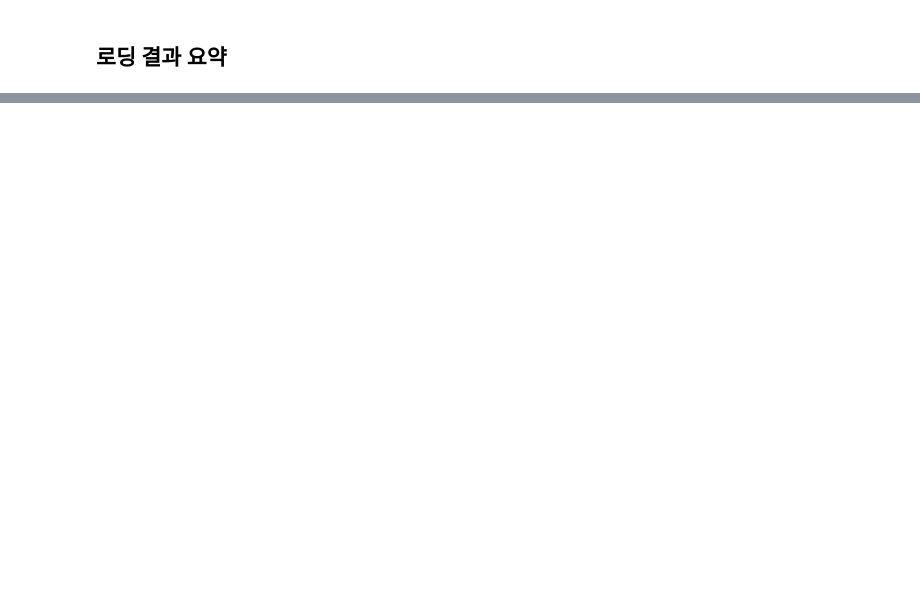
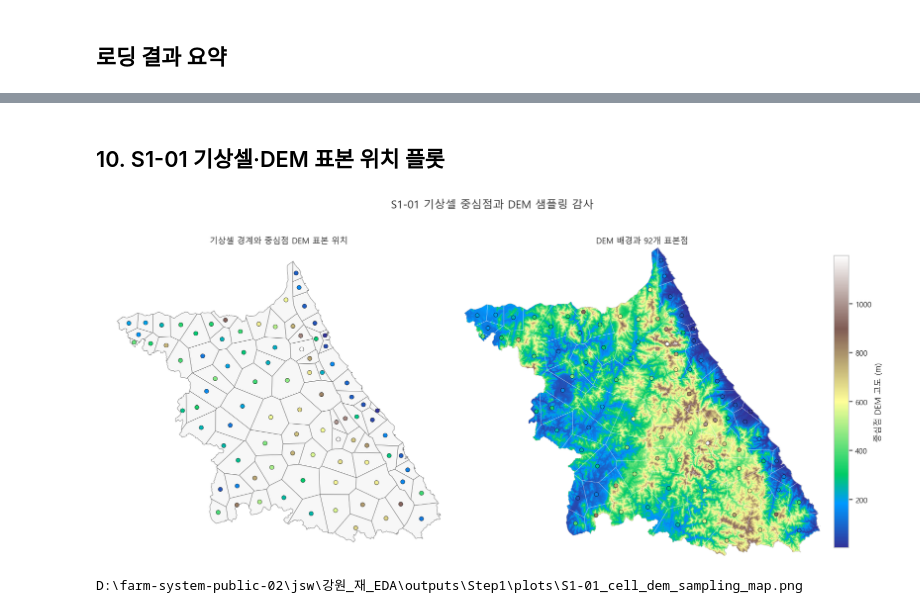
Before and after one commit to Max-JI64/farm-system-public-02, a Jupyter notebook: jsw/강원_재_EDA/Step1_강원도_기후지형및캐나다지수_기본분석.ipynb, the cells around one changed output, grey strips where cells are left out. Drawn from its saved outputs; the diff is of its cells as text; code cells hidden in the pictures; blank space fills up the shorter version.

```diff
--- a/jsw/강원_재_EDA/Step1_강원도_기후지형및캐나다지수_기본분석.ipynb
+++ b/jsw/강원_재_EDA/Step1_강원도_기후지형및캐나다지수_기본분석.ipynb
@@ -108,0 +165,10 @@ display(frame_inventory(loaded_frames))
+# %%
+OUTPUT_ROOT = MODULE_DIR / "outputs/Step1"
+TABLE_DIR = OUTPUT_ROOT / "tables"
+PLOT_DIR = OUTPUT_ROOT / "plots"
+TABLE_DIR.mkdir(parents=True, exist_ok=True)
+PLOT_DIR.mkdir(parents=True, exist_ok=True)
+
+source_audit.to_csv(TABLE_DIR / "S1-01_source_audit.csv", index=False, encoding="utf-8-sig")
+print("TABLE_DIR:", TABLE_DIR)
+print("PLOT_DIR:", PLOT_DIR)
@@ -108,0 +406,60 @@ display(frame_inventory(loaded_frames))
+# %% [markdown]
+## 10. S1-01 기상셀·DEM 표본 위치 플롯
+# %%
+grid_dem = weather_grid.to_crs(dem_crs)
+elevation_min = cell_points_dem["DEM_고도_m"].min()
+elevation_max = cell_points_dem["DEM_고도_m"].max()
+elevation_norm = Normalize(elevation_min, elevation_max)
+elevation_cmap = plt.get_cmap("terrain")
+
+with rasterio.open(DATA_PATHS["dem"]) as dem:
+    dem_image = dem.read(1, masked=True)
+    dem_extent = [dem.bounds.left, dem.bounds.right, dem.bounds.bottom, dem.bounds.top]
+
+fig, axes = plt.subplots(1, 2, figsize=(16, 8), constrained_layout=True)
+grid_dem.plot(ax=axes[0], facecolor="#f7f7f7", edgecolor="#666666", linewidth=0.55)
+axes[0].scatter(
+    cell_points_dem.geometry.x,
+    cell_points_dem.geometry.y,
+    c=cell_points_dem["DEM_고도_m"],
+    cmap=elevation_cmap,
+    norm=elevation_norm,
+    s=38,
+    edgecolor="black",
+    linewidth=0.45,
+    zorder=3,
+)
+axes[0].set_title("기상셀 경계와 중심점 DEM 표본 위치")
+axes[0].set_axis_off()
+
+axes[1].imshow(dem_image, cmap="terrain", extent=dem_extent, origin="upper")
+grid_dem.boundary.plot(ax=axes[1], color="white", linewidth=0.35, alpha=0.65)
+axes[1].scatter(
+    cell_points_dem.geometry.x,
+    cell_points_dem.geometry.y,
+    c=cell_points_dem["DEM_고도_m"],
+    cmap=elevation_cmap,
+    norm=elevation_norm,
+    s=34,
+    edgecolor="black",
+    linewidth=0.45,
+    zorder=3,
+)
+axes[1].set_title("DEM 배경과 92개 표본점")
+axes[1].set_axis_off()
+
+colorbar = fig.colorbar(
+    plt.cm.ScalarMappable(norm=elevation_norm, cmap=elevation_cmap),
+    ax=axes,
+    shrink=0.78,
+    pad=0.02,
+)
+colorbar.set_label("중심점 DEM 고도 (m)")
+fig.suptitle("S1-01 기상셀 중심점과 DEM 샘플링 감사", fontsize=16)
+map_path = PLOT_DIR / "S1-01_cell_dem_sampling_map.png"
+fig.savefig(map_path, dpi=180, bbox_inches="tight")
+plt.show()
+print(map_path)
+# %% [output]
+[figure, added]
+D:\farm-system-public-02\jsw\강원_재_EDA\outputs\Step1\plots\S1-01_cell_dem_sampling_map.png
```
Also changed, not shown: parts of 36 cells of this notebook, 11 other files.
